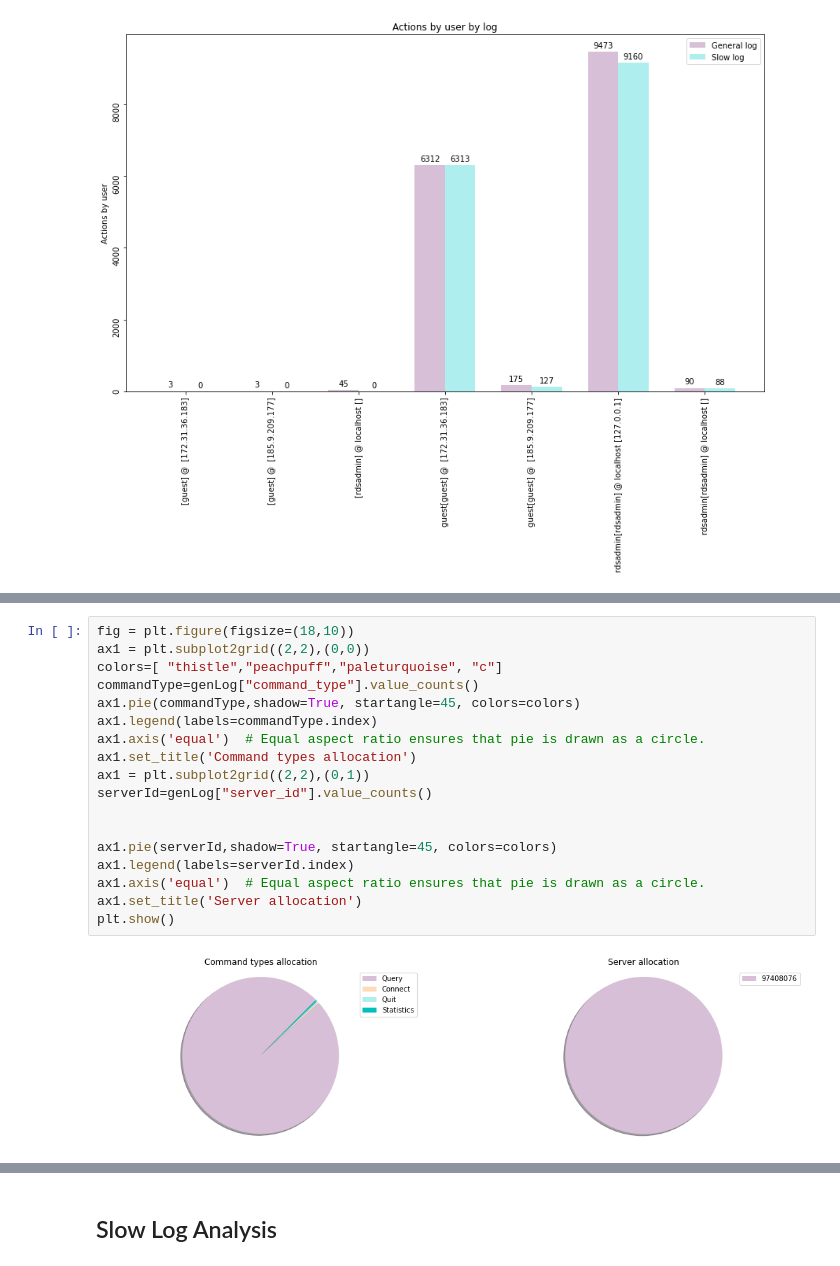
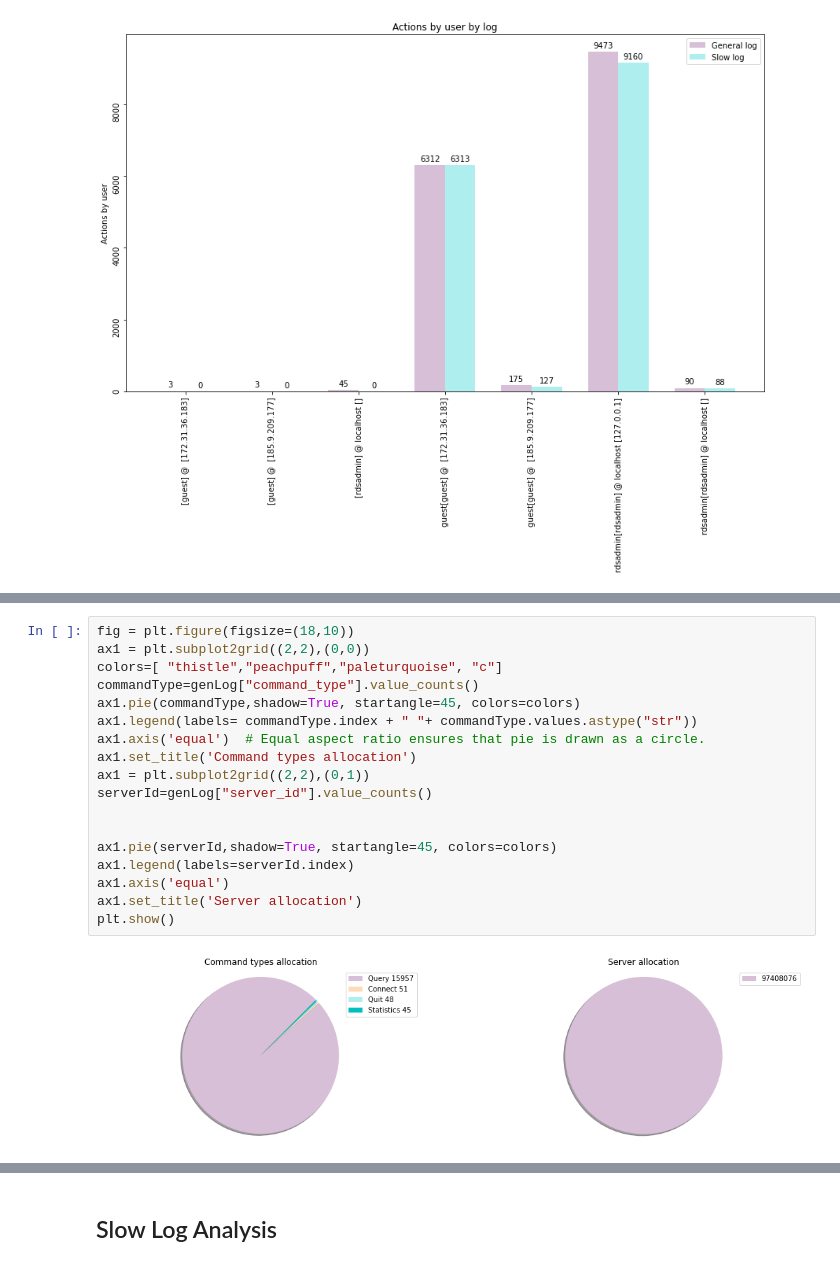
Before and after one commit to lesh3000/queryExecutionTimePrediction, a Jupyter notebook: dataAnalysis.ipynb, the cells around one changed output, grey strips where cells are left out. Drawn from its saved outputs; the diff is of its cells as text.

```diff
--- a/dataAnalysis.ipynb
+++ b/dataAnalysis.ipynb
@@ -72,20 +99,20 @@ plt.show()
 # %%
 fig = plt.figure(figsize=(18,10))
 ax1 = plt.subplot2grid((2,2),(0,0))
 colors=[ "thistle","peachpuff","paleturquoise", "c"]
 commandType=genLog["command_type"].value_counts()
 ax1.pie(commandType,shadow=True, startangle=45, colors=colors)
-ax1.legend(labels=commandType.index)
+ax1.legend(labels= commandType.index + " "+ commandType.values.astype("str"))
 ax1.axis('equal')  # Equal aspect ratio ensures that pie is drawn as a circle.
 ax1.set_title('Command types allocation')
 ax1 = plt.subplot2grid((2,2),(0,1))
 serverId=genLog["server_id"].value_counts()
 
 
 ax1.pie(serverId,shadow=True, startangle=45, colors=colors)
 ax1.legend(labels=serverId.index)
-ax1.axis('equal')  # Equal aspect ratio ensures that pie is drawn as a circle.
+ax1.axis('equal')
 ax1.set_title('Server allocation')
 plt.show()
 # %% [output]
-[figure, old version]
+[figure, new version]
```
Also changed, not shown: parts of 9 cells of this notebook.
